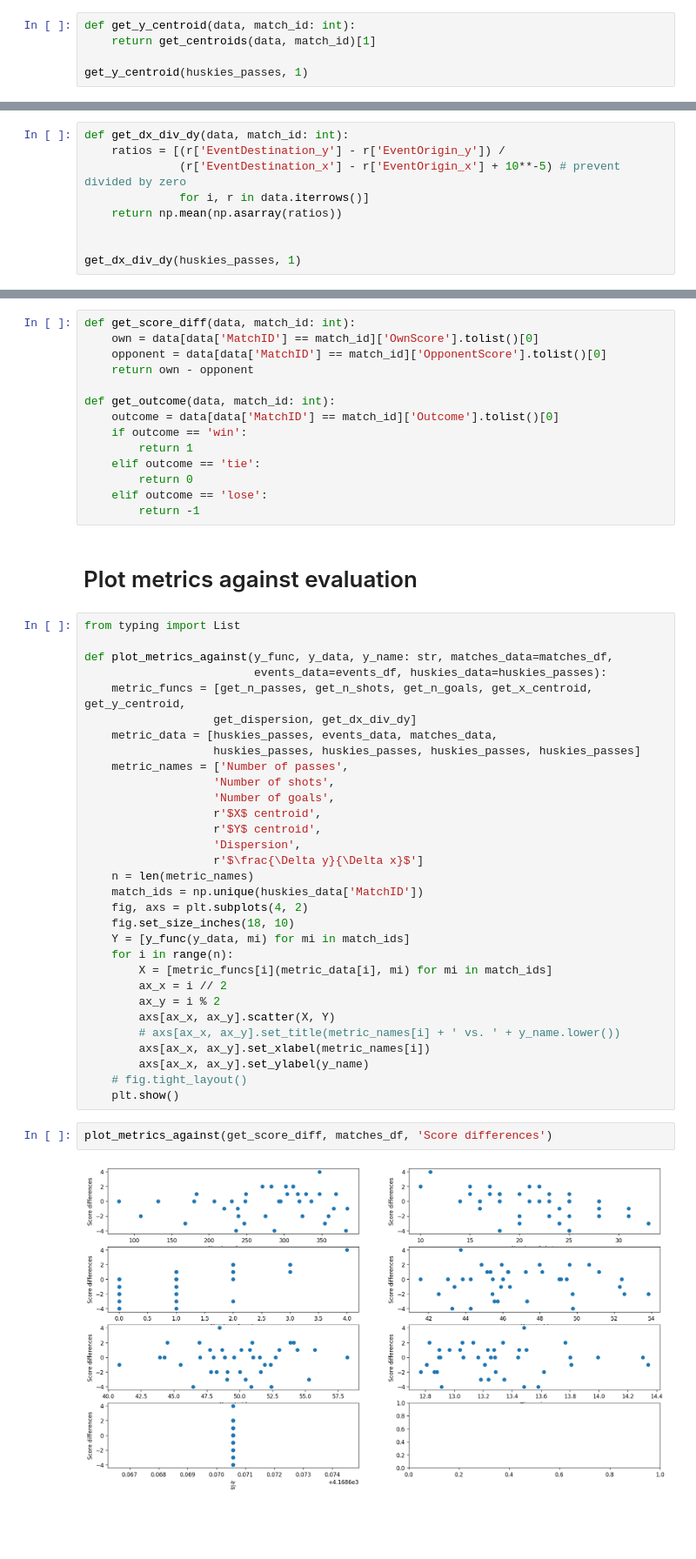
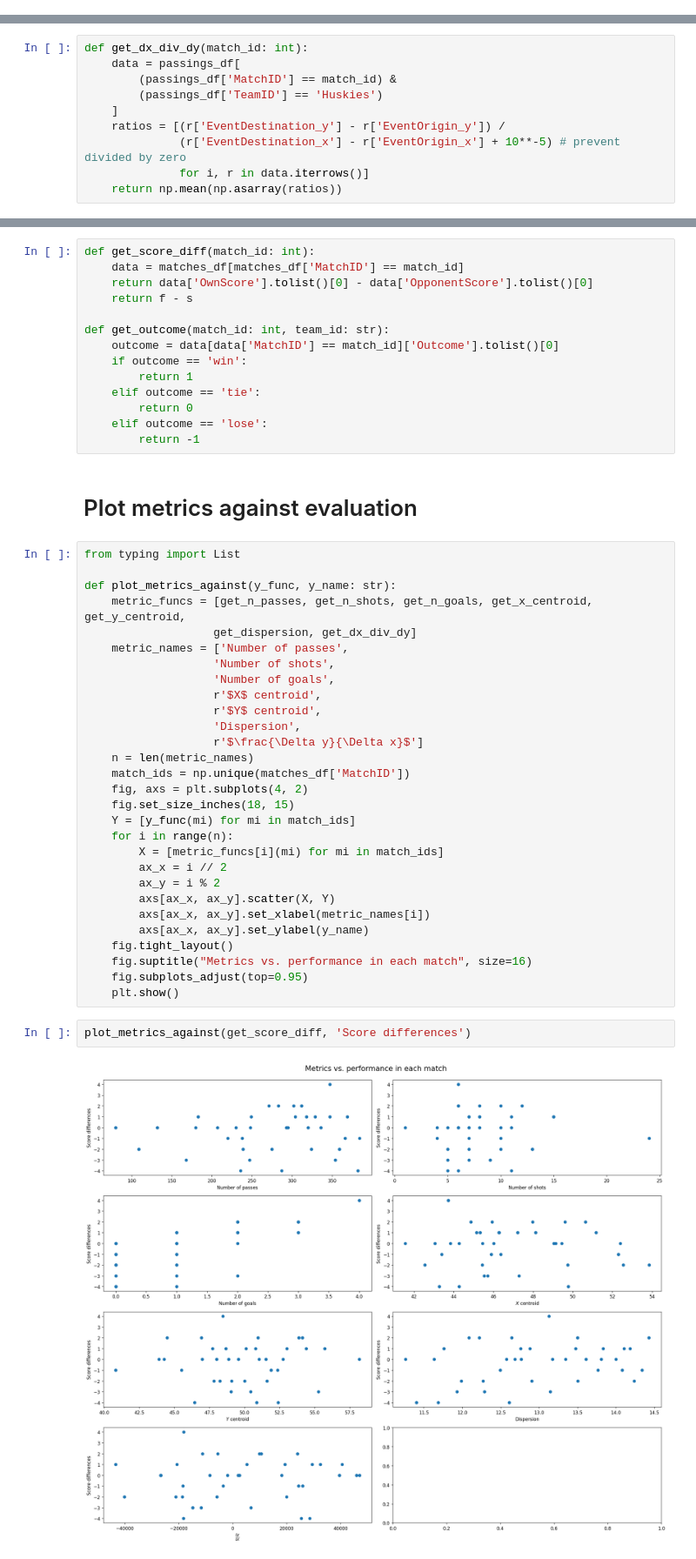
Before and after one commit to tjysdsg/MCM-2020-D, a Jupyter notebook: EDA.ipynb, the cells around one changed output, grey strips where cells are left out. Shown: that part at 87% size. Cells and saved outputs as stored; diff of their text form; blank space fills up the shorter version.

```diff
--- a/EDA.ipynb
+++ b/EDA.ipynb
@@ -321,5 +151,0 @@ get_x_centroid(huskies_passes, 1)
-# %%
-def get_y_centroid(data, match_id: int):
-    return get_centroids(data, match_id)[1]
-
-get_y_centroid(huskies_passes, 1)
@@ -344,11 +169,12 @@ get_dispersion(huskies_passes, 1)
 # %% [markdown]
 8. Average ratio between the passing distance parallel and perpendicular to the opponent’s goal $\Delta y/\Delta x$
 # %%
-def get_dx_div_dy(data, match_id: int):
+def get_dx_div_dy(match_id: int):
+    data = passings_df[
+        (passings_df['MatchID'] == match_id) &
+        (passings_df['TeamID'] == 'Huskies')
+    ]
     ratios = [(r['EventDestination_y'] - r['EventOrigin_y']) /
               (r['EventDestination_x'] - r['EventOrigin_x'] + 10**-5) # prevent divided by zero
               for i, r in data.iterrows()]
     return np.mean(np.asarray(ratios))
-
-
-get_dx_div_dy(huskies_passes, 1)
@@ -357,10 +183,10 @@ get_dx_div_dy(huskies_passes, 1)
 # %%
-def get_score_diff(data, match_id: int):
-    own = data[data['MatchID'] == match_id]['OwnScore'].tolist()[0]
-    opponent = data[data['MatchID'] == match_id]['OpponentScore'].tolist()[0]
-    return own - opponent
+def get_score_diff(match_id: int):
+    data = matches_df[matches_df['MatchID'] == match_id]
+    return data['OwnScore'].tolist()[0] - data['OpponentScore'].tolist()[0]
+    return f - s
 
-def get_outcome(data, match_id: int):
+def get_outcome(match_id: int, team_id: str):
     outcome = data[data['MatchID'] == match_id]['Outcome'].tolist()[0]
     if outcome == 'win':
         return 1
@@ -373,12 +199,9 @@ def get_outcome(data, match_id: int):
 # %%
 from typing import List
 
-def plot_metrics_against(y_func, y_data, y_name: str, matches_data=matches_df,
-                         events_data=events_df, huskies_data=huskies_passes):
+def plot_metrics_against(y_func, y_name: str):
     metric_funcs = [get_n_passes, get_n_shots, get_n_goals, get_x_centroid, get_y_centroid,
                    get_dispersion, get_dx_div_dy]
-    metric_data = [huskies_passes, events_data, matches_data,
-                   huskies_passes, huskies_passes, huskies_passes, huskies_passes]
     metric_names = ['Number of passes',
                    'Number of shots',
                    'Number of goals',
@@ -387,21 +210,22 @@ def plot_metrics_against(y_func, y_data, y_name: str, matches_data=matches_df,
                    'Dispersion',
                    r'$\frac{\Delta y}{\Delta x}$']
     n = len(metric_names)
-    match_ids = np.unique(huskies_data['MatchID'])
+    match_ids = np.unique(matches_df['MatchID'])
     fig, axs = plt.subplots(4, 2)
-    fig.set_size_inches(18, 10)
-    Y = [y_func(y_data, mi) for mi in match_ids]
+    fig.set_size_inches(18, 15)
+    Y = [y_func(mi) for mi in match_ids]
     for i in range(n):
-        X = [metric_funcs[i](metric_data[i], mi) for mi in match_ids]
+        X = [metric_funcs[i](mi) for mi in match_ids]
         ax_x = i // 2
         ax_y = i % 2
         axs[ax_x, ax_y].scatter(X, Y)
-        # axs[ax_x, ax_y].set_title(metric_names[i] + ' vs. ' + y_name.lower())
         axs[ax_x, ax_y].set_xlabel(metric_names[i])
         axs[ax_x, ax_y].set_ylabel(y_name)
-    # fig.tight_layout()
+    fig.tight_layout()
+    fig.suptitle("Metrics vs. performance in each match", size=16)
+    fig.subplots_adjust(top=0.95)
     plt.show()
 # %%
-plot_metrics_against(get_score_diff, matches_df, 'Score differences')
+plot_metrics_against(get_score_diff, 'Score differences')
 # %% [output]
-[figure, old version]
+[figure, new version]
```
Also changed, not shown: parts of 28 cells of this notebook.
